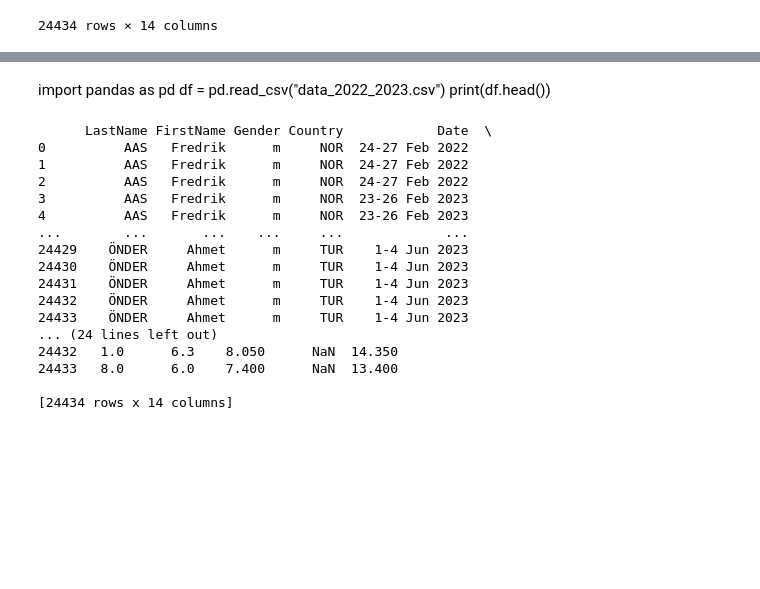
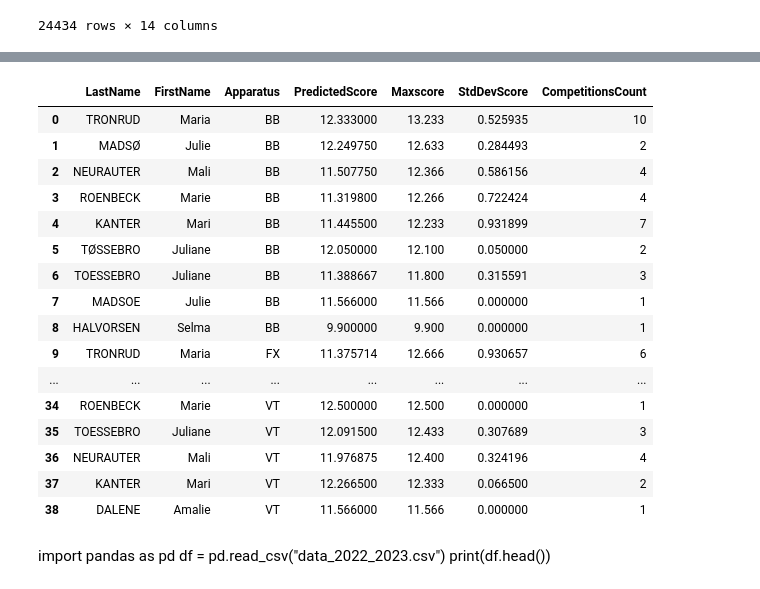
Before and after one commit to megaminding/gymnastics, a Jupyter notebook: index.ipynb, the cells around one changed output, grey strips where cells are left out. Cells and saved outputs as stored; diff of their text form; code cells hidden in the pictures; blank space fills up the shorter version.

```diff
--- a/index.ipynb
+++ b/index.ipynb
@@ -53,18 +61,38 @@ with sqlite3.connect("gym") as conn:
 # %%
 def query_gym_database(country ):
     with sqlite3.connect('gym') as conn:
         cmd = \
         f'''
 SELECT LastName, FirstName, Apparatus, AVG(Score) AS PredictedScore, MAX(Score) as Maxscore,
 SQRT(AVG(score * score) - AVG(score) * AVG(score)) AS StdDevScore,
 COUNT(DISTINCT Date) AS CompetitionsCount
 FROM gym
 WHERE Country = '{country}'
 GROUP BY LastName, FirstName, Apparatus
 ORDER BY Apparatus, Maxscore DESC
         '''
     df = pd.read_sql_query(cmd, conn)
     return (df)
+
+query_gym_database("NOR")
+# %% [output]
+|  | LastName | FirstName | Apparatus | PredictedScore | Maxscore | StdDevScore | CompetitionsCount |
+| 0 | TRONRUD | Maria | BB | 12.333000 | 13.233 | 0.525935 | 10 |
+| 1 | MADSØ | Julie | BB | 12.249750 | 12.633 | 0.284493 | 2 |
+| 2 | NEURAUTER | Mali | BB | 11.507750 | 12.366 | 0.586156 | 4 |
+| 3 | ROENBECK | Marie | BB | 11.319800 | 12.266 | 0.722424 | 4 |
+| 4 | KANTER | Mari | BB | 11.445500 | 12.233 | 0.931899 | 7 |
+| 5 | TØSSEBRO | Juliane | BB | 12.050000 | 12.100 | 0.050000 | 2 |
+| 6 | TOESSEBRO | Juliane | BB | 11.388667 | 11.800 | 0.315591 | 3 |
+| 7 | MADSOE | Julie | BB | 11.566000 | 11.566 | 0.000000 | 1 |
+| 8 | HALVORSEN | Selma | BB | 9.900000 | 9.900 | 0.000000 | 1 |
+| 9 | TRONRUD | Maria | FX | 11.375714 | 12.666 | 0.930657 | 6 |
+| ... | ... | ... | ... | ... | ... | ... | ... |
+| 34 | ROENBECK | Marie | VT | 12.500000 | 12.500 | 0.000000 | 1 |
+| 35 | TOESSEBRO | Juliane | VT | 12.091500 | 12.433 | 0.307689 | 3 |
+| 36 | NEURAUTER | Mali | VT | 11.976875 | 12.400 | 0.324196 | 4 |
+| 37 | KANTER | Mari | VT | 12.266500 | 12.333 | 0.066500 | 2 |
+| 38 | DALENE | Amalie | VT | 11.566000 | 11.566 | 0.000000 | 1 |
 # %%
 import plotly
 from plotly import express as px
@@ -90,34 +118,3 @@ scatterplot_by_country("NOR")
 import pandas as pd
 df = pd.read_csv("data_2022_2023.csv")
 print(df.head())
-# %%
-import sqlite3
-
-# Save the dataframe into an SQLite database
-with sqlite3.connect("gym.db") as conn:
-    maindf.to_sql("gym", conn, if_exists="replace", index=False)
-
-# Check if the table was created successfully
-with sqlite3.connect("gym.db") as conn:
-    tables = pd.read_sql_query("SELECT * FROM gym;", conn)
-
-# print(tables)
-print(maindf)
-# %% [output]
-      LastName FirstName Gender Country            Date  \
-0          AAS   Fredrik      m     NOR  24-27 Feb 2022
-1          AAS   Fredrik      m     NOR  24-27 Feb 2022
-2          AAS   Fredrik      m     NOR  24-27 Feb 2022
-3          AAS   Fredrik      m     NOR  23-26 Feb 2023
-4          AAS   Fredrik      m     NOR  23-26 Feb 2023
-...        ...       ...    ...     ...             ...
-24429    ÖNDER     Ahmet      m     TUR    1-4 Jun 2023
-24430    ÖNDER     Ahmet      m     TUR    1-4 Jun 2023
-24431    ÖNDER     Ahmet      m     TUR    1-4 Jun 2023
-24432    ÖNDER     Ahmet      m     TUR    1-4 Jun 2023
-24433    ÖNDER     Ahmet      m     TUR    1-4 Jun 2023
-... (24 lines left out)
-24432   1.0      6.3    8.050      NaN  14.350
-24433   8.0      6.0    7.400      NaN  13.400
-
-[24434 rows x 14 columns]
```
Also changed, not shown: parts of 8 cells of this notebook, 2 other files.
